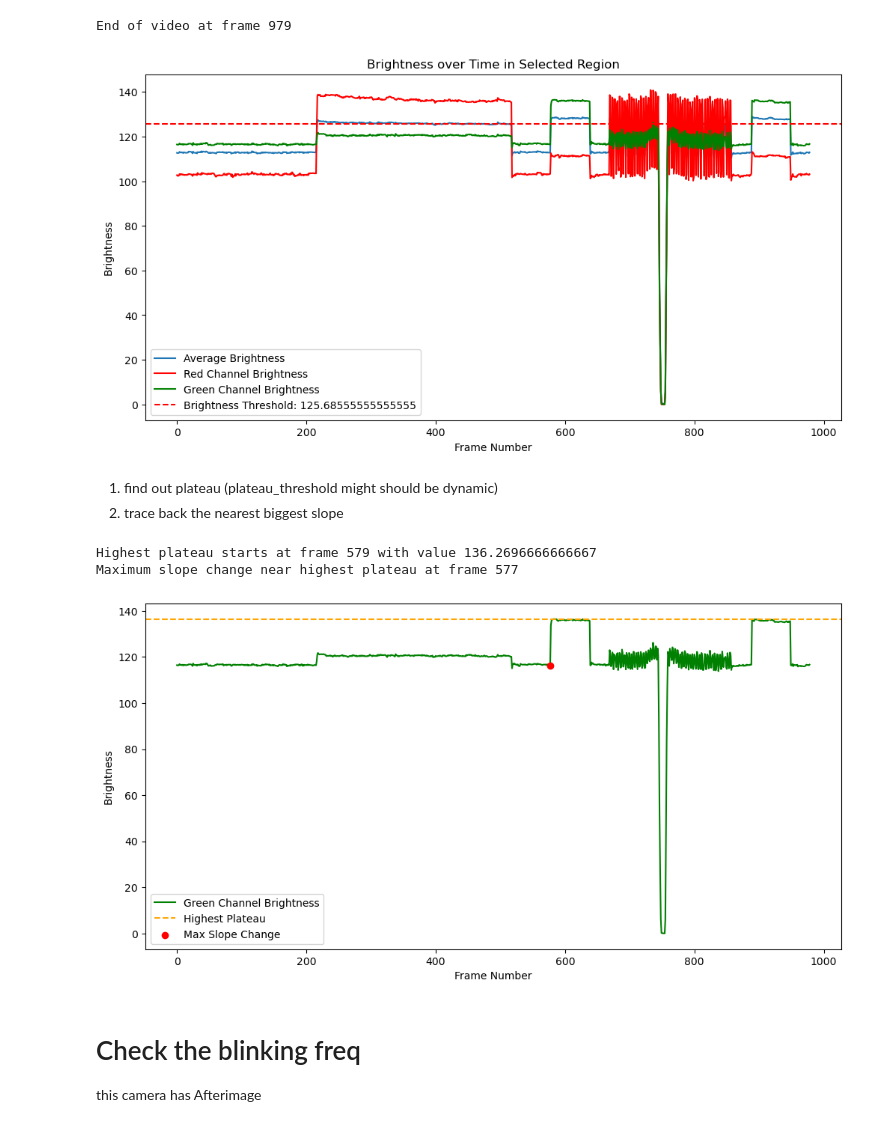
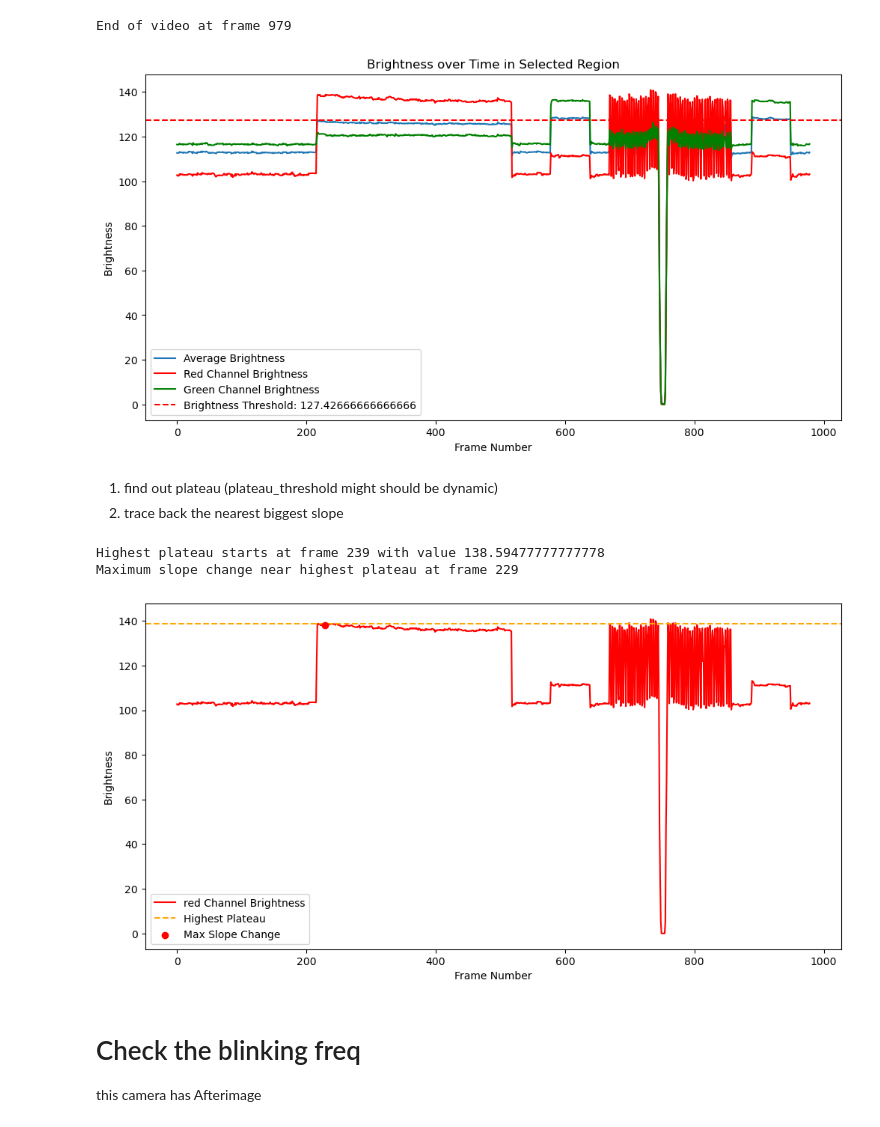
Before and after one commit to eddLai/ExoskeletonPowerAsistance, a Jupyter notebook: simulation/preprocessing/analysis/video_analysis.ipynb, the cells around one changed output. Saved outputs shown, nothing was run; the diff lists cells and outputs as text; code cells hidden in the pictures.

```diff
--- a/simulation/preprocessing/analysis/video_analysis.ipynb
+++ b/simulation/preprocessing/analysis/video_analysis.ipynb
@@ -9,7 +9,7 @@ import os
 import glob
 
 base_path = '../../mocap_EMG_EEG_data/data_An_Yu/path1_06'
-video_path = glob.glob(os.path.join(base_path, 'videos', '*.mp4'))[0]
+video_path = glob.glob(os.path.join(base_path, 'videos', '*.mp4'))[2]
 trc_file_path = glob.glob(os.path.join(base_path, 'opensim', '*.trc'))[0]
 trc_output_file_path = f'{base_path}/preprocessing/output/filtered_trc_file.trc'
 
@@ -125,7 +125,7 @@ while cap.isOpened():
         cv2.imshow("Cropped Frame with Lamp Detected", cropped_frame_rgb)
 
         # 檢查是否按下 'q' 鍵以退出
-        if cv2.waitKey(10) & 0xFF == ord('q'):
+        if cv2.waitKey(5) & 0xFF == ord('q'):
             break
 
     frame_number += 1
@@ -146,7 +146,7 @@ plt.title('Brightness over Time in Selected Region')
 plt.legend()
 plt.show()
 # %% [output]
-[figure, old version]
+[figure, new version]
 # %% [markdown]
 1. find out plateau (plateau_threshold might should be dynamic)
 2. trace back the nearest biggest slope
@@ -154,45 +154,45 @@ plt.show()
 import numpy as np
 import matplotlib.pyplot as plt
 
 plateau_threshold = 5
 slope_threshold = 5
 
 window_size = 10
-smoothed_green = np.convolve(green_values, np.ones(window_size)/window_size, mode='valid')
+smoothed_red = np.convolve(red_values, np.ones(window_size)/window_size, mode='valid')
 
-plateau_mask = np.abs(np.diff(smoothed_green)) < plateau_threshold
+plateau_mask = np.abs(np.diff(smoothed_red)) < plateau_threshold
 plateau_regions = np.where(plateau_mask)[0] + 1
 
 if len(plateau_regions) > 0:
-    highest_plateau_idx = np.argmax(smoothed_green[plateau_regions])
+    highest_plateau_idx = np.argmax(smoothed_red[plateau_regions])
     highest_plateau_start = plateau_regions[highest_plateau_idx]
-    highest_plateau_value = smoothed_green[highest_plateau_start]
+    highest_plateau_value = smoothed_red[highest_plateau_start]
     print(f"Highest plateau starts at frame {highest_plateau_start} with value {highest_plateau_value}")
 else:
     print("No plateau found")
 
-green_slope = np.diff(green_values)
+red_slope = np.diff(red_values)
 
 slope_region_start = max(0, highest_plateau_start - window_size)
-slope_region_end = min(len(green_slope), highest_plateau_start + window_size)
+slope_region_end = min(len(red_slope), highest_plateau_start + window_size)
 
-max_slope_idx = np.argmax(np.abs(green_slope[slope_region_start:slope_region_end]))
+max_slope_idx = np.argmax(np.abs(red_slope[slope_region_start:slope_region_end]))
 max_slope_frame = slope_region_start + max_slope_idx
 
 print(f"Maximum slope change near highest plateau at frame {max_slope_frame}")
 
 plt.figure(figsize=(12, 6))
-plt.plot(green_values, color='green', label='Green Channel Brightness')
+plt.plot(red_values, color='red', label='red Channel Brightness')
 plt.axhline(y=highest_plateau_value, color='orange', linestyle='--', label='Highest Plateau')
-plt.scatter(max_slope_frame, green_values[max_slope_frame], color='red', label='Max Slope Change', zorder=5)
+plt.scatter(max_slope_frame, red_values[max_slope_frame], color='red', label='Max Slope Change', zorder=5)
 plt.xlabel('Frame Number')
 plt.ylabel('Brightness')
 plt.legend()
 plt.show()
 # %% [output]
-Highest plateau starts at frame 579 with value 136.2696666666667
-Maximum slope change near highest plateau at frame 577
+Highest plateau starts at frame 239 with value 138.59477777777778
+Maximum slope change near highest plateau at frame 229
-[figure, old version]
+[figure, new version]
 # %%
 green_start_time = max_slope_frame+1
 # %% [markdown]
```
Also changed, not shown: parts of 13 cells of this notebook, 12 other files.
